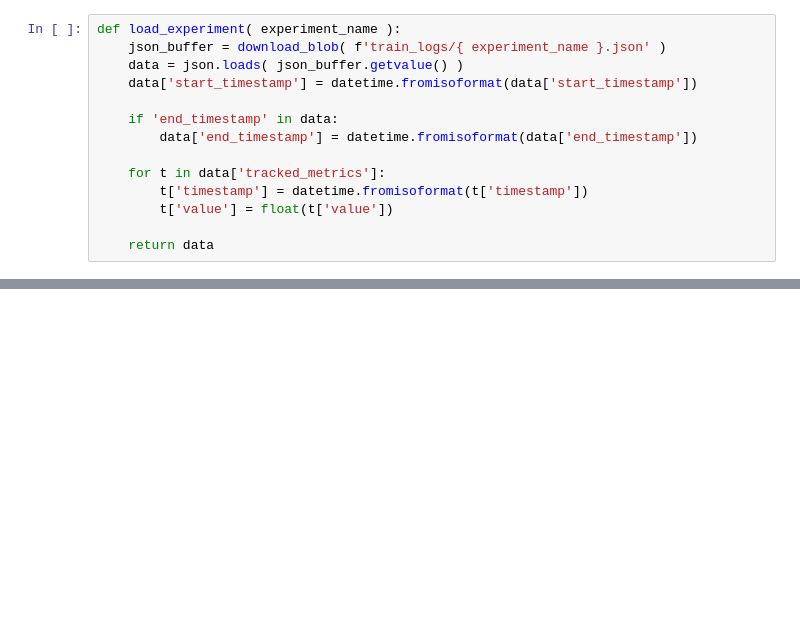
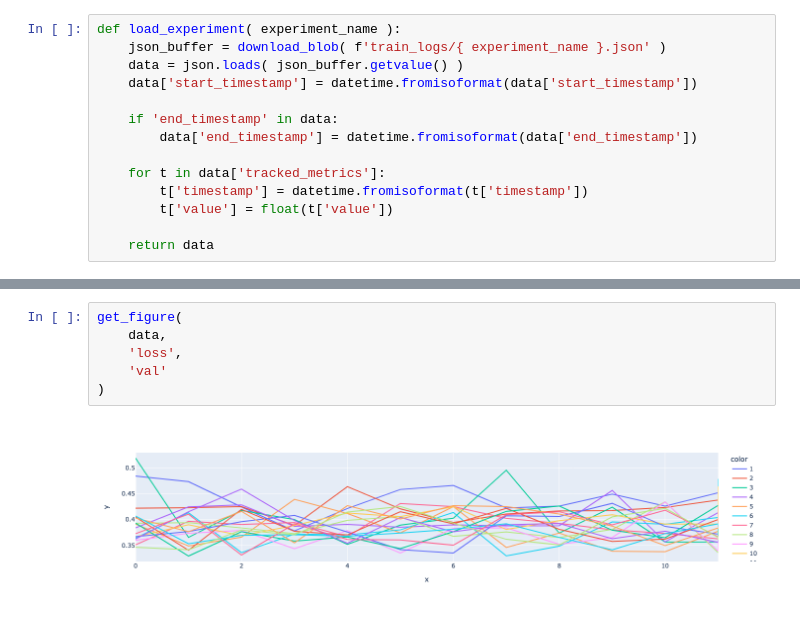
Before and after one commit to FBirwe/master-thesis_moire_detection, a Jupyter notebook: 80_Auswertungen/visualize_model_training.ipynb, the cells around one changed output, grey strips where cells are left out. Drawn from its saved outputs; the diff is of its cells as text; blank space fills up the shorter version.

```diff
--- a/80_Auswertungen/visualize_model_training.ipynb
+++ b/80_Auswertungen/visualize_model_training.ipynb
@@ -82,3 +113,11 @@ get_figure(
+# %%
+get_figure(
+    data,
+    'loss',
+    'val'
+)
+# %% [output]
+[figure, added]
 # %%
 get_figure(
     data,
```
Also changed, not shown: parts of 14 cells of this notebook, 17 other files.
